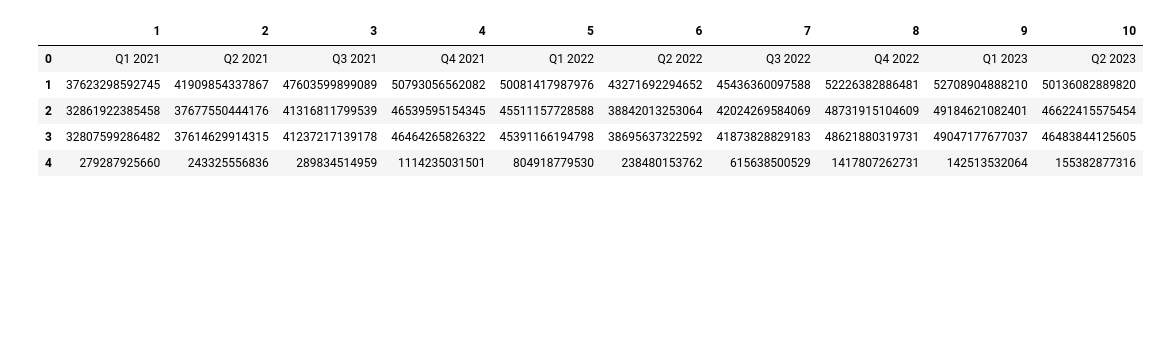
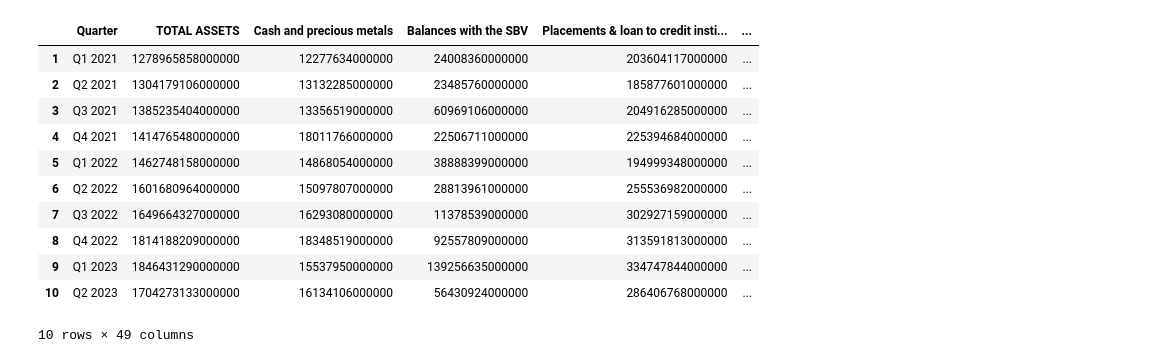
Before and after one commit to tranthanhbinh1/stock-recommendation-system, a Jupyter notebook: test.ipynb, the cells around one changed output. Saved outputs shown, nothing was run; the diff lists cells and outputs as text; code cells hidden in the pictures; blank space fills up the shorter version.

```diff
--- a/test.ipynb
+++ b/test.ipynb
@@ -3,7 +3,7 @@ import pandas as pd
 import io
 import requests
 # %%
-organ_code = "SSI"
+organ_code = "VCB"
 statement_type = "BalanceSheet"
 page = 0
 
@@ -14,42 +14,51 @@ headers = {
 'accept': '*/*',
 'accept-language': 'en-US,en;q=0.9,vi;q=0.8',
 'access-control-request-headers': 'content-type,x-fiin-key,x-fiin-seed,x-fiin-user-id',
 'access-control-request-method': 'GET',
 'origin': 'https://iboard.ssi.com.vn',
 'referer': 'https://iboard.ssi.com.vn/',
 'sec-fetch-dest': 'empty',
 'sec-fetch-mode': 'cors',
 'sec-fetch-site': 'same-site',
 'user-agent': 'Mozilla/5.0 (Windows NT 10.0; Win64; x64) AppleWebKit/537.36 (KHTML, like Gecko) Chrome/116.0.0.0 Safari/537.36 Edg/116.0.1938.76',
 'Cookie': '__cf_bm=DTCnVdL.ZYR5Qb68BHPnX_vbWURBrOKVBPNboZGMkwQ-1694345120-0-AXeE6idhxc1Z0SHIK7m50wA6Nc13DQfj+gW62Oi5omSL7qpP1NWjh5cmjnVCpO4FDK/DWbsOeSIt1/TQ3BRWCEI='
 }
 
 response = requests.request("GET", url, headers=headers)
 
 with io.BytesIO(response.content) as buffer:
     df = pd.read_excel(buffer, engine="openpyxl")
 
-    df = df.dropna()
+    # df = df.dropna()
     # Reset and drop Indexes
+    df = df.iloc[6:]
     df = df.reset_index(drop=True)
+    # Remove the last 3 columns
+    df = df.iloc[:-3]
     # Tranpose and reset the index again
     df = df.transpose().reset_index(drop=True)
     # Set the first row as headers
     new_headers = df.iloc[0]
     df = df[1:]
     df.columns = new_headers
     df = df.rename(columns={"ITEMS": "Quarter"})
 
-    df = df.transpose().reset_index(drop=True)
+    # df = df.transpose().reset_index(drop=True)
 
-df.head()
+df.head(20)
 # %% [output]
-|  | 1 | 2 | 3 | 4 | 5 | 6 | 7 | 8 | 9 | 10 |
-| 0 | Q1 2021 | Q2 2021 | Q3 2021 | Q4 2021 | Q1 2022 | Q2 2022 | Q3 2022 | Q4 2022 | Q1 2023 | Q2 2023 |
-| 1 | 37623298592745 | 41909854337867 | 47603599899089 | 50793056562082 | 50081417987976 | 43271692294652 | 45436360097588 | 52226382886481 | 52708904888210 | 50136082889820 |
-| 2 | 32861922385458 | 37677550444176 | 41316811799539 | 46539595154345 | 45511157728588 | 38842013253064 | 42024269584069 | 48731915104609 | 49184621082401 | 46622415575454 |
-| 3 | 32807599286482 | 37614629914315 | 41237217139178 | 46464265826322 | 45391166194798 | 38695637322592 | 41873828829183 | 48621880319731 | 49047177677037 | 46483844125605 |
-| 4 | 279287925660 | 243325556836 | 289834514959 | 1114235031501 | 804918779530 | 238480153762 | 615638500529 | 1417807262731 | 142513532064 | 155382877316 |
+|  | Quarter | TOTAL ASSETS | Cash and precious metals | Balances with the SBV | Placements & loan to credit insti... | ... |
+| 1 | Q1 2021 | 1278965858000000 | 12277634000000 | 24008360000000 | 203604117000000 | ... |
+| 2 | Q2 2021 | 1304179106000000 | 13132285000000 | 23485760000000 | 185877601000000 | ... |
+| 3 | Q3 2021 | 1385235404000000 | 13356519000000 | 60969106000000 | 204916285000000 | ... |
+| 4 | Q4 2021 | 1414765480000000 | 18011766000000 | 22506711000000 | 225394684000000 | ... |
+| 5 | Q1 2022 | 1462748158000000 | 14868054000000 | 38888399000000 | 194999348000000 | ... |
+| 6 | Q2 2022 | 1601680964000000 | 15097807000000 | 28813961000000 | 255536982000000 | ... |
+| 7 | Q3 2022 | 1649664327000000 | 16293080000000 | 11378539000000 | 302927159000000 | ... |
+| 8 | Q4 2022 | 1814188209000000 | 18348519000000 | 92557809000000 | 313591813000000 | ... |
+| 9 | Q1 2023 | 1846431290000000 | 15537950000000 | 139256635000000 | 334747844000000 | ... |
+| 10 | Q2 2023 | 1704273133000000 | 16134106000000 | 56430924000000 | 286406768000000 | ... |
+10 rows × 49 columns
 # %%
 from utils.get_fin_statement import GetFinancialStatement
 import datetime
```
Also changed, not shown: parts of 7 cells of this notebook, 7 other files.
